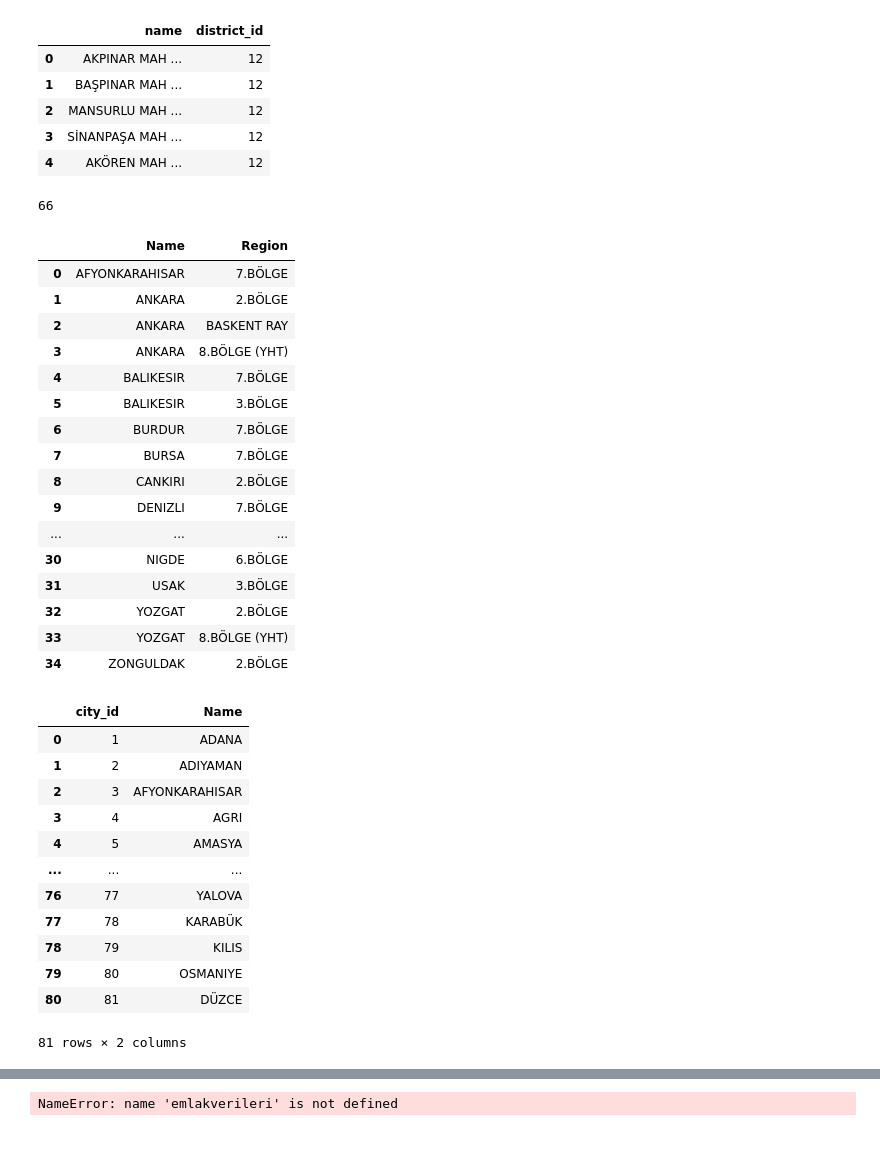
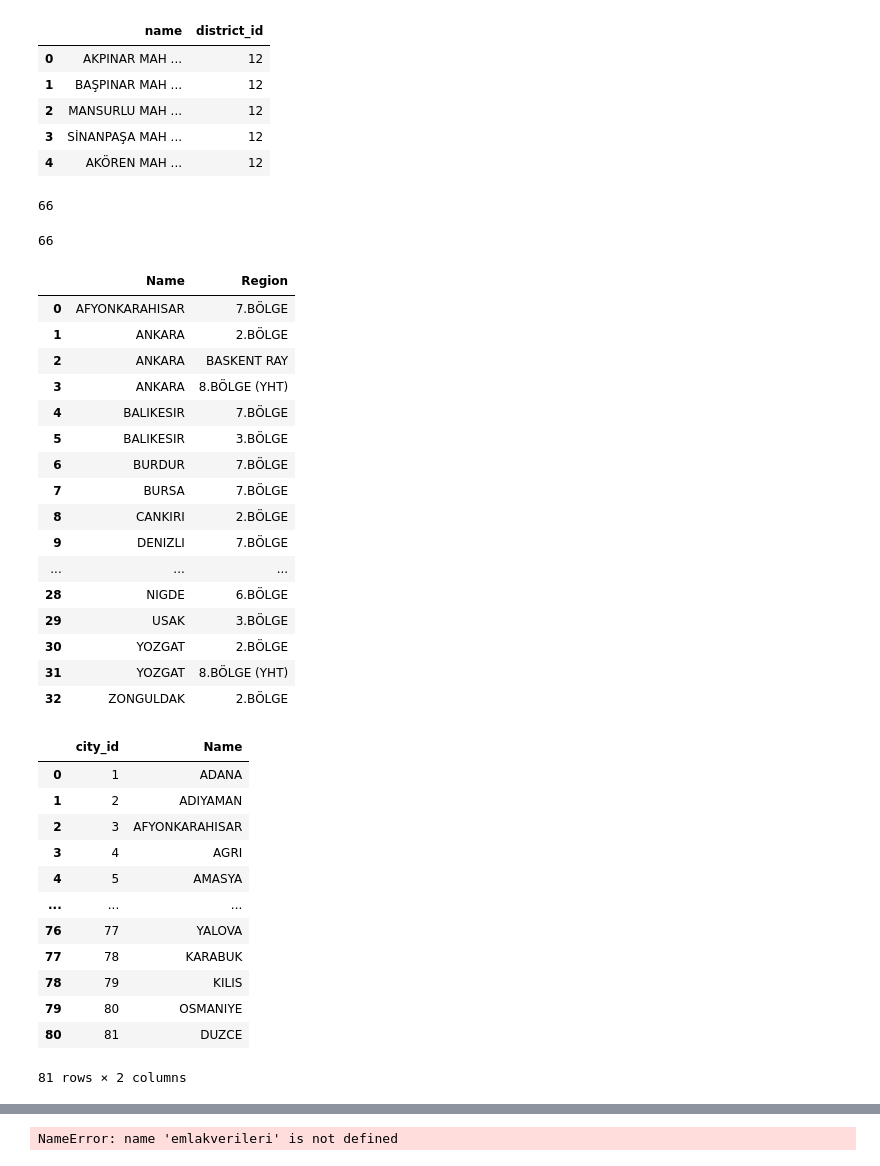
Before and after one commit to kurtgodel1/emlak, a Jupyter notebook: emlak.ipynb, the cells around one changed output, grey strips where cells are left out. Cells and saved outputs as stored; diff of their text form; code cells hidden in the pictures.

```diff
--- a/emlak.ipynb
+++ b/emlak.ipynb
@@ -173,6 +187,11 @@ mahalle.head()
 | 2 | MANSURLU MAH ... | 12 |
 | 3 | SİNANPAŞA MAH ... | 12 |
 | 4 | AKÖREN MAH ... | 12 |
+# %%
+mahalle.index += 1
+mahalle.to_sql('neighbourhood',con=engine, if_exists='append', index_label='id')
+# %% [output]
+66
 # %%
 mahalle.to_sql('neighbourhood',con=engine, if_exists='append', index_label='id')
 # %% [output]
@@ -180,35 +199,33 @@ mahalle.to_sql('neighbourhood',con=engine, if_exists='append', index_label='id')
 # %%
 #region_city
 
-region_city = emlakverileri[["City", "Region"]]
-region_city = region_city.drop_duplicates()
-region_city = region_city.reset_index()
+region_city = emlakverileri[["City", "Region"]].drop_duplicates().dropna().reset_index()
 region_city = region_city[["City", "Region"]]
 region_city = region_city.rename(columns = {'City':'Name'})
 region_city["Name"] = region_city["Name"].str.lower().str.upper()
 region_city
 # %% [output]
 |  | Name | Region |
 | 0 | AFYONKARAHISAR | 7.BÖLGE |
 | 1 | ANKARA | 2.BÖLGE |
 | 2 | ANKARA | BASKENT RAY |
 | 3 | ANKARA | 8.BÖLGE (YHT) |
 | 4 | BALIKESIR | 7.BÖLGE |
 | 5 | BALIKESIR | 3.BÖLGE |
 | 6 | BURDUR | 7.BÖLGE |
 | 7 | BURSA | 7.BÖLGE |
 | 8 | CANKIRI | 2.BÖLGE |
 | 9 | DENIZLI | 7.BÖLGE |
 | ... | ... | ... |
-| 30 | NIGDE | 6.BÖLGE |
-| 31 | USAK | 3.BÖLGE |
-| 32 | YOZGAT | 2.BÖLGE |
-| 33 | YOZGAT | 8.BÖLGE (YHT) |
-| 34 | ZONGULDAK | 2.BÖLGE |
+| 28 | NIGDE | 6.BÖLGE |
+| 29 | USAK | 3.BÖLGE |
+| 30 | YOZGAT | 2.BÖLGE |
+| 31 | YOZGAT | 8.BÖLGE (YHT) |
+| 32 | ZONGULDAK | 2.BÖLGE |
 # %%
 #Şehirleri sql'e ekle
 
-cities=["Adana", "Adıyaman", "Afyonkarahisar", "Agri", "Amasya", "Ankara", "Antalya", "Artvin", "Aydın", "Balikesir", "Bilecik", "Bingöl", "Bitlis", "Bolu", "Burdur", "Bursa", "Canakkale", "Cankırı", "Corum", "Denizli", "Diyarbakir", "Edirne", "Elazıg", "Erzincan", "Erzurum", "Eskisehir", "Gaziantep", "Giresun", "Gümüshane", "Hakkari", "Hatay", "Isparta", "icel (Mersin)", "istanbul", "izmir", "Kars", "Kastamonu", "Kayseri", "Kirklareli", "Kirşehir", "Kocaeli", "Konya", "Kutahya", "Malatya", "Manisa", "Kahramanmaras", "Mardin", "Mugla", "Mus", "Nevsehir", "Nigde", "Ordu", "Rize", "Sakarya", "Samsun", "Siirt", "Sinop", "Sivas", "Tekirdag", "Tokat", "Trabzon", "Tunceli", "Sanlıurfa", "Usak", "Van", "Yozgat", "Zonguldak", "Aksaray", "Bayburt", "Karaman", "Kirikkale", "Batman", "Sirnak", "Bartın", "Ardahan", "Igdır", "Yalova", "Karabük", "Kilis", "Osmaniye", "Düzce"
+cities=["Adana", "Adiyaman", "Afyonkarahisar", "Agri", "Amasya", "Ankara", "Antalya", "Artvin", "Aydin", "Balikesir", "Bilecik", "Bingol", "Bitlis", "Bolu", "Burdur", "Bursa", "Canakkale", "Cankiri", "Corum", "Denizli", "Diyarbakir", "Edirne", "Elazig", "Erzincan", "Erzurum", "Eskisehir", "Gaziantep", "Giresun", "Gümüshane", "Hakkari", "Hatay", "isparta", "icel (Mersin)", "istanbul", "izmir", "Kars", "Kastamonu", "Kayseri", "Kirklareli", "Kirsehir", "Kocaeli", "Konya", "Kutahya", "Malatya", "Manisa", "Kahramanmaras", "Mardin", "Mugla", "Mus", "Nevsehir", "Nigde", "Ordu", "Rize", "Sakarya", "Samsun", "Siirt", "Sinop", "Sivas", "Tekirdag", "Tokat", "Trabzon", "Tunceli", "Sanliurfa", "Usak", "Van", "Yozgat", "Zonguldak", "Aksaray", "Bayburt", "Karaman", "Kirikkale", "Batman", "Sirnak", "Bartin", "Ardahan", "igdir", "Yalova", "Karabuk", "Kilis", "Osmaniye", "Duzce"
 ]
 
 cities = {'Name': cities}
@@ -228,8 +245,8 @@ cities
 | 4 | 5 | AMASYA |
 | ... | ... | ... |
 | 76 | 77 | YALOVA |
-| 77 | 78 | KARABÜK |
+| 77 | 78 | KARABUK |
 | 78 | 79 | KILIS |
 | 79 | 80 | OSMANIYE |
-| 80 | 81 | DÜZCE |
+| 80 | 81 | DUZCE |
 81 rows × 2 columns
```
Also changed, not shown: parts of 14 cells of this notebook.
